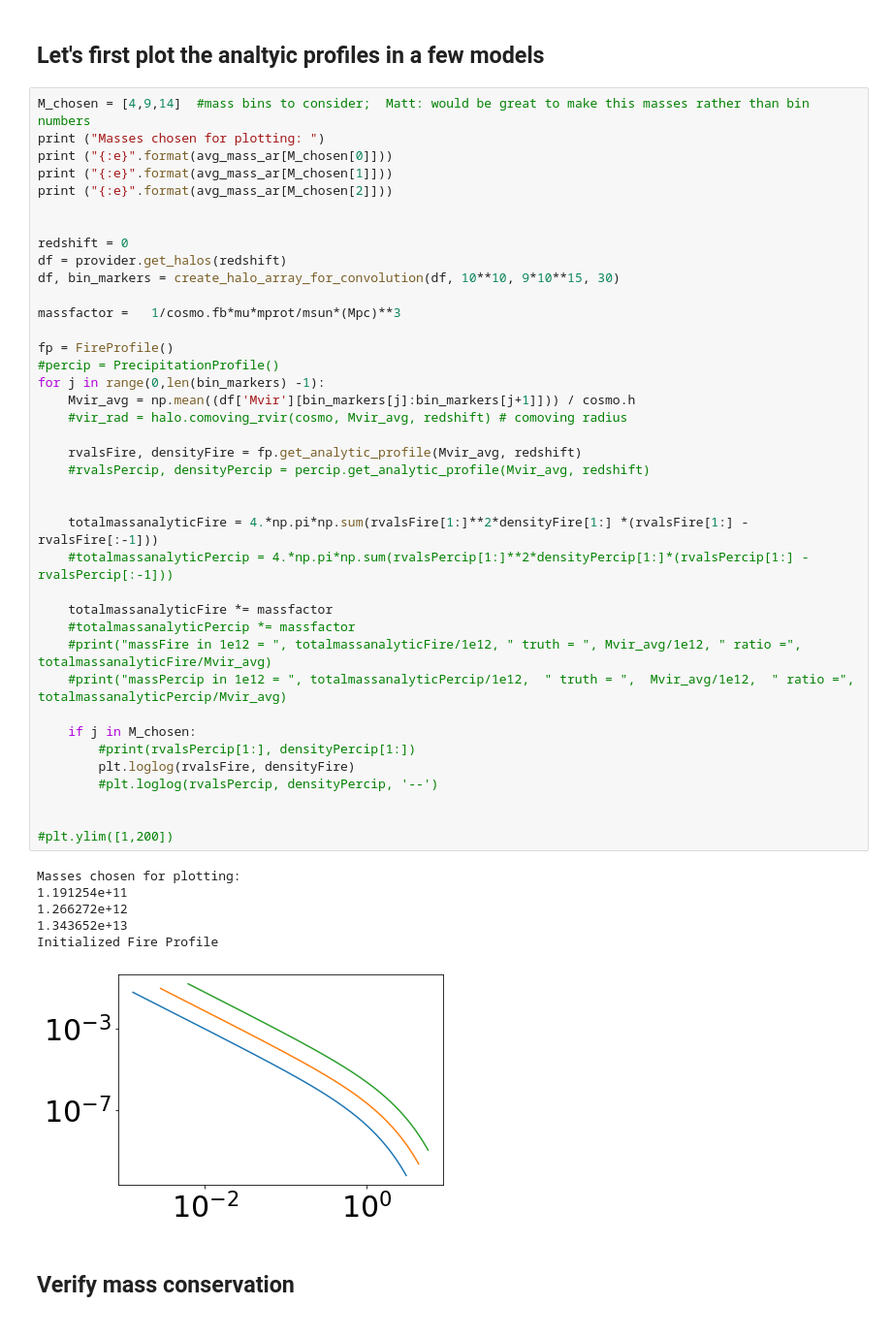
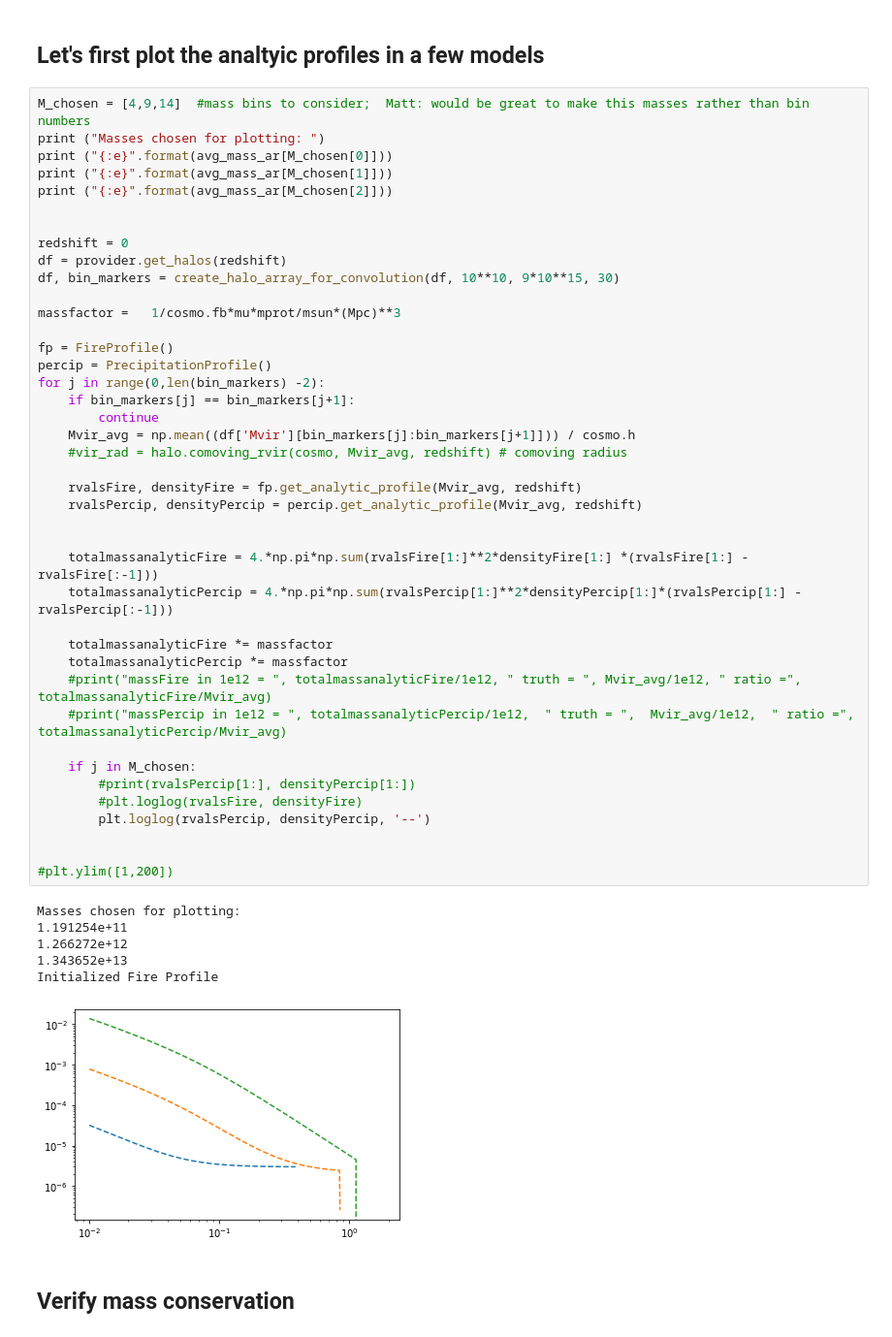
Before and after one commit to ianw89/cgm-brush, a Jupyter notebook: cgmbrush/plots/DM_vs_R.ipynb, the cells around one changed output. Shown at 97% size. Drawn from its saved outputs; the diff is of its cells as text.

Commit message:
precipitation finally fixed

```diff
--- a/cgmbrush/plots/DM_vs_R.ipynb
+++ b/cgmbrush/plots/DM_vs_R.ipynb
@@ -129,41 +146,43 @@ print ("{:e}".format(avg_mass_ar[M_chosen[2]]))
 redshift = 0
 df = provider.get_halos(redshift)
 df, bin_markers = create_halo_array_for_convolution(df, 10**10, 9*10**15, 30)
 
 massfactor =   1/cosmo.fb*mu*mprot/msun*(Mpc)**3
 
 fp = FireProfile()
-#percip = PrecipitationProfile()
-for j in range(0,len(bin_markers) -1):
+percip = PrecipitationProfile()
+for j in range(0,len(bin_markers) -2):
+    if bin_markers[j] == bin_markers[j+1]:
+        continue
     Mvir_avg = np.mean((df['Mvir'][bin_markers[j]:bin_markers[j+1]])) / cosmo.h
     #vir_rad = halo.comoving_rvir(cosmo, Mvir_avg, redshift) # comoving radius
 
     rvalsFire, densityFire = fp.get_analytic_profile(Mvir_avg, redshift)
-    #rvalsPercip, densityPercip = percip.get_analytic_profile(Mvir_avg, redshift)
+    rvalsPercip, densityPercip = percip.get_analytic_profile(Mvir_avg, redshift)
 
 
     totalmassanalyticFire = 4.*np.pi*np.sum(rvalsFire[1:]**2*densityFire[1:] *(rvalsFire[1:] - rvalsFire[:-1]))
-    #totalmassanalyticPercip = 4.*np.pi*np.sum(rvalsPercip[1:]**2*densityPercip[1:]*(rvalsPercip[1:] - rvalsPercip[:-1]))
+    totalmassanalyticPercip = 4.*np.pi*np.sum(rvalsPercip[1:]**2*densityPercip[1:]*(rvalsPercip[1:] - rvalsPercip[:-1]))
 
     totalmassanalyticFire *= massfactor
-    #totalmassanalyticPercip *= massfactor
+    totalmassanalyticPercip *= massfactor
     #print("massFire in 1e12 = ", totalmassanalyticFire/1e12, " truth = ", Mvir_avg/1e12, " ratio =", totalmassanalyticFire/Mvir_avg)
     #print("massPercip in 1e12 = ", totalmassanalyticPercip/1e12,  " truth = ",  Mvir_avg/1e12,  " ratio =", totalmassanalyticPercip/Mvir_avg)
 
     if j in M_chosen:
         #print(rvalsPercip[1:], densityPercip[1:])
-        plt.loglog(rvalsFire, densityFire)
-        #plt.loglog(rvalsPercip, densityPercip, '--')
+        #plt.loglog(rvalsFire, densityFire)
+        plt.loglog(rvalsPercip, densityPercip, '--')
 
 
 #plt.ylim([1,200])
 # %% [output]
 Masses chosen for plotting:
 1.191254e+11
 1.266272e+12
 1.343652e+13
 Initialized Fire Profile
-[figure, old version]
+[figure, new version]
 # %% [markdown]
 ## Verify mass conservation
 # %%
```
Also changed, not shown: parts of 4 cells of this notebook, 3 other files.
